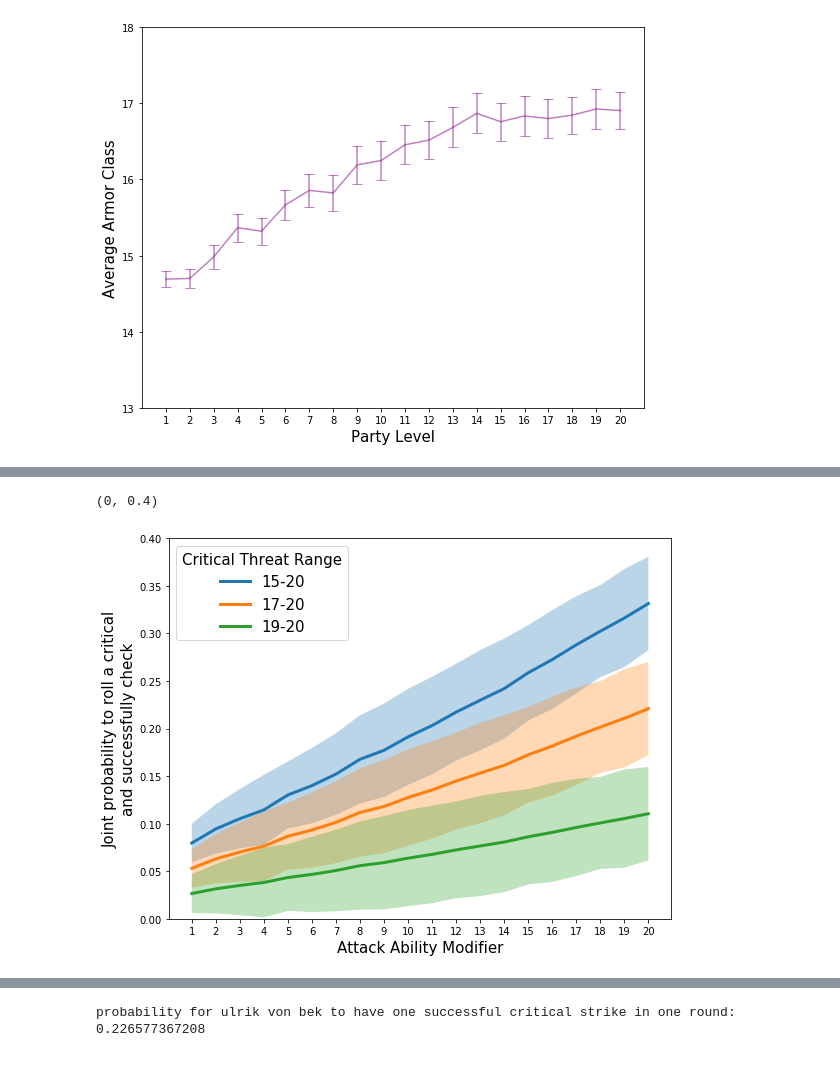
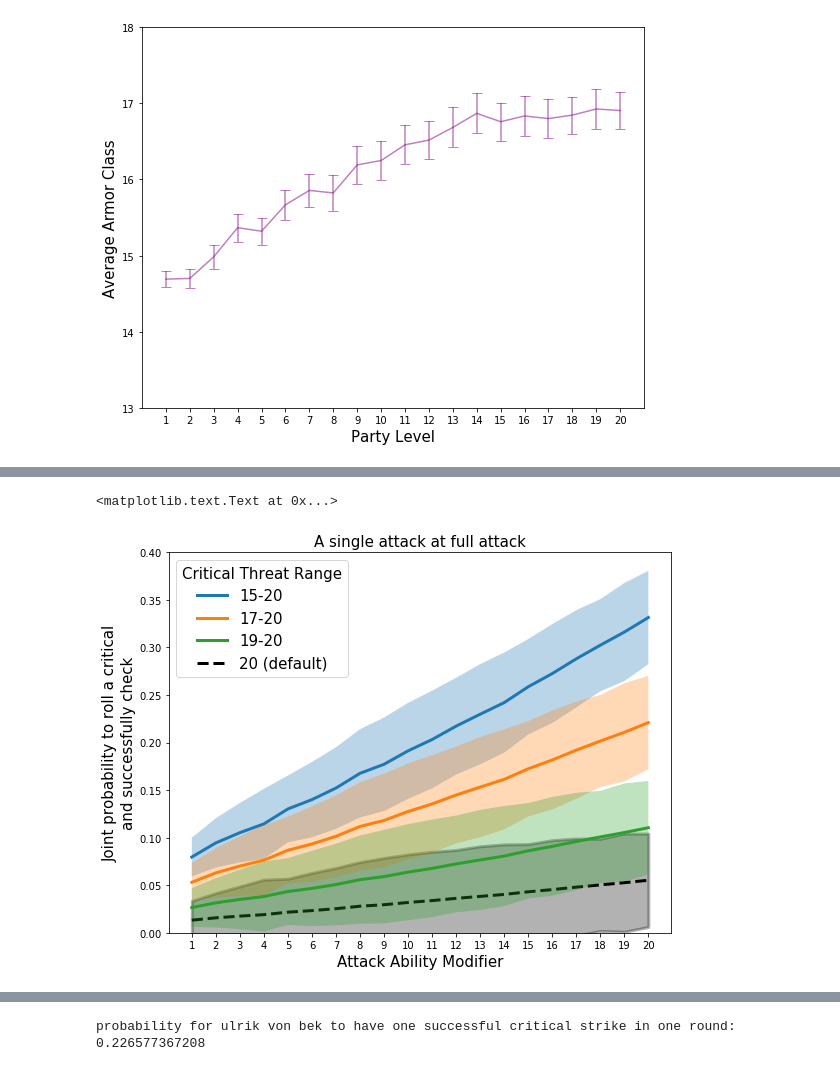
Before and after one commit to mnky9800n/data-analysis-tools, a Jupyter notebook: ipython-notebooks/scraping monsters.ipynb, the cells around one changed output, grey strips where cells are left out. Saved outputs shown, nothing was run; the diff lists cells and outputs as text; code cells hidden in the pictures.

Commit message:
more attacks

```diff
--- a/ipython-notebooks/scraping monsters.ipynb
+++ b/ipython-notebooks/scraping monsters.ipynb
@@ -339,28 +376,30 @@ probability_to_beat_ac = 1 - (avg_ac - average_modifier)/20
 # %%
 fig, ax = plt.subplots(figsize=(9, 7))
 
 ax.plot(party_levels, probability_to_beat_ac*0.3, label='15-20', linewidth=3)
 ax.fill_between(x=party_levels, y1=probability_to_beat_ac*0.3-sem_ac, y2=probability_to_beat_ac*0.3+sem_ac, label=None, linewidth=3, alpha=0.3)
 
 # ax.plot(party_levels, probability_to_beat_ac*0.25, label='16-20', linewidth=3, linestyle='--')
 
 ax.plot(party_levels, probability_to_beat_ac*0.2, label='17-20', linewidth=3)
 ax.fill_between(x=party_levels, y1=probability_to_beat_ac*0.2-sem_ac, y2=probability_to_beat_ac*0.2+sem_ac, label=None, linewidth=3, alpha=0.3)
 
 # ax.plot(party_levels, probability_to_beat_ac*0.15, label='18-20', linewidth=3, linestyle='--')
 
 ax.plot(party_levels, probability_to_beat_ac*0.1, label='19-20', linewidth=3)
 ax.fill_between(x=party_levels, y1=probability_to_beat_ac*0.1-sem_ac, y2=probability_to_beat_ac*0.1+sem_ac, label=None, linewidth=3, alpha=0.3)
 
-# ax.plot(party_levels, probability_to_beat_ac*0.05, label='20', linewidth=3, linestyle='--')
+ax.plot(party_levels, probability_to_beat_ac*0.05, label='20 (default)', linewidth=3, linestyle='--', color='black', zorder=0)
+ax.fill_between(x=party_levels, y1=probability_to_beat_ac*0.05-sem_ac, y2=probability_to_beat_ac*0.05+sem_ac, label=None, linewidth=3, alpha=0.3, color='black', zorder=0)
 
 leg = ax.legend(fontsize=15)
 leg.set_title('Critical Threat Range',prop={'size':15})
 ax.set_ylabel('Joint probability to roll a critical\nand successfully check', fontsize=15)
 ax.set_xlabel('Attack Ability Modifier', fontsize=15)
 
 ax.set_xticks(party_levels)
 ax.set_ylim(0, 0.4)
+ax.set_title('A single attack at full attack', fontsize=15)
 # %% [output]
-(0, 0.4)
+<matplotlib.text.Text at 0x...>
-[figure, old version]
+[figure, new version]
```
Also changed, not shown: parts of 4 cells of this notebook.
